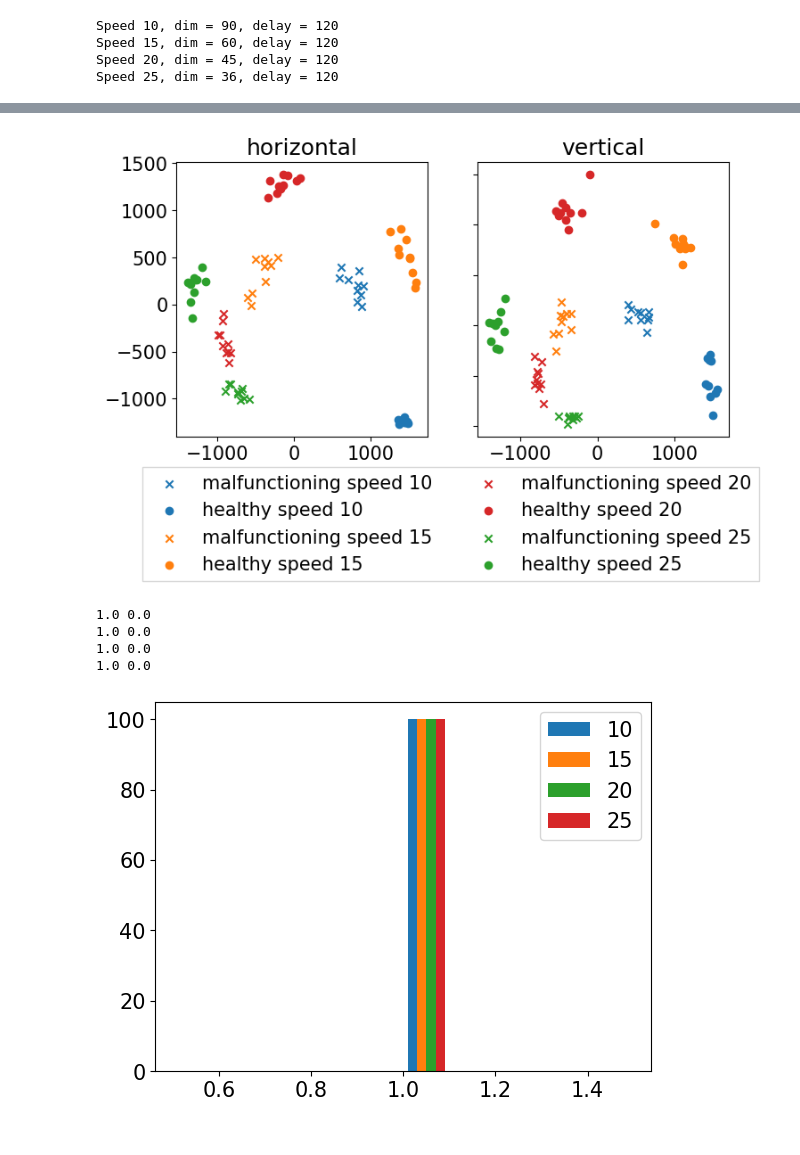
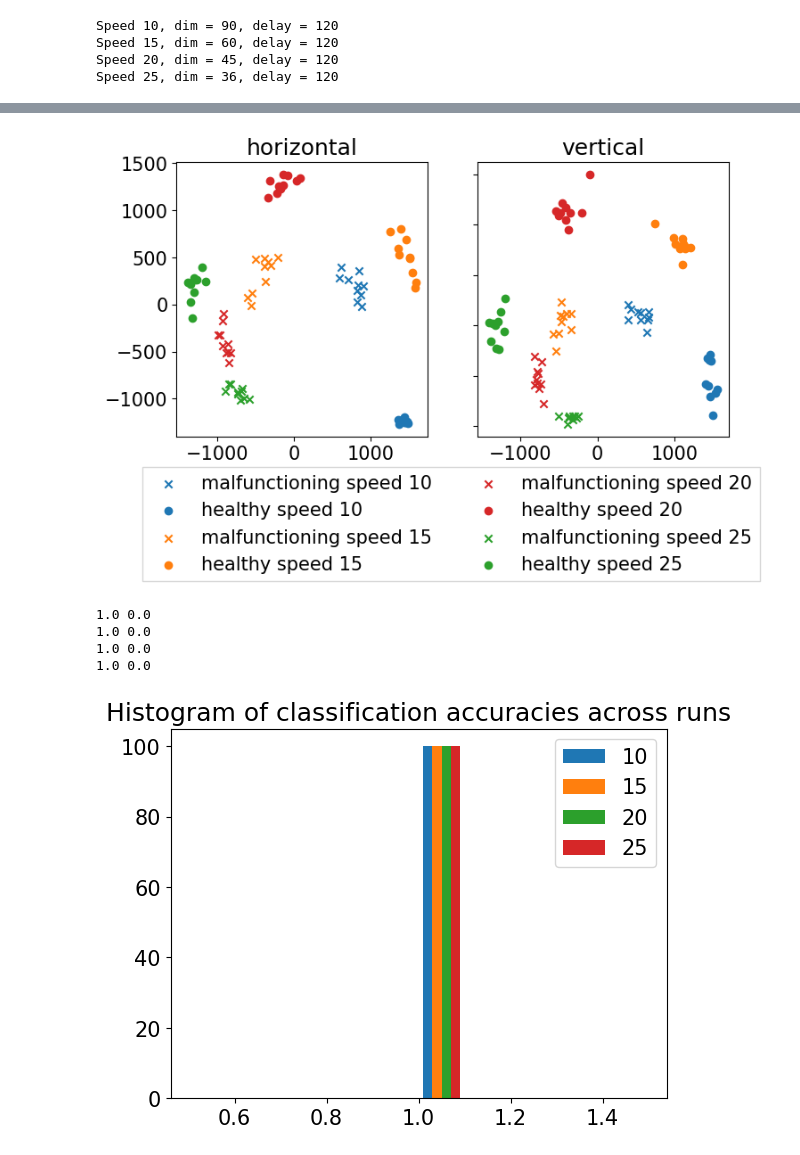
Before and after one commit to nihell/SignalProcessing, a Jupyter notebook: vibstand_data.ipynb, the cells around one changed output, grey strips where cells are left out. Saved outputs shown, nothing was run; the diff lists cells and outputs as text; code cells hidden in the pictures.

```diff
--- a/vibstand_data.ipynb
+++ b/vibstand_data.ipynb
@@ -87,6 +54,7 @@ def compute_diagram(data, dim, delay, skip, normalize = True, weighted = True, p
 # %%
+#betti curves
+
 n_samples = 10
-norms = np.zeros((4,4,n_samples))
 start = 2.98
 end = 3.7
 grid = np.linspace(start,end,257)
@@ -99,7 +67,7 @@ speeds = [10,15,20,25]
 for j in tqdm(range(0,len(df_list))):
     scaling_factor =(j+2)*0.5
     dim = int(90*(1/(scaling_factor)))
-    delay = 120#int(60*(1/(scaling_factor)**2))#int(90*scaling_factor)
+    delay = 120
 
     print("Speed {}, dim = {}, delay = {}".format(speeds[j],dim,delay))
 
@@ -109,13 +77,9 @@ for j in tqdm(range(0,len(df_list))):
 
         for k in range(0,len(samples)):
             pd = compute_diagram(samples[k], dim, delay, skip, normalize = True, weighted = True, point_cloud_size = 250)
-            #bc = np.array(compute_bc_from_ts(samples[k], dim, delay, skip))
+
             curve = np.array(bc.fit_transform([pd])[0])
             betti_curves[j,i,k] = curve
-            #norm = compute_norms_from_ts(samples[k], dim, delay, skip)
-            norm = wasserstein_distance(pd,[], order=1, internal_p = 1)
-
-            norms[j,i,k] = norm
 # %% [output]
 Speed 10, dim = 90, delay = 120
 Speed 15, dim = 60, delay = 120
@@ -153 +107,11 @@ curves.shape
+# %%
+#uncomment one of the following three lines depending on whether you are interested in Betti curve, CVB or a combination
+curves = betti_curves
+#curves = cvb_curves
+#curves = np.concatenate([betti_curves, (np.max(betti_curves)/np.max(cvb_curves))*cvb_curves],axis = 3)
+norms = np.zeros((len(df_list),4,n_samples))
+for i in range(len(df_list)):
+    for j in range(4):
+        for k in range(n_samples):
+            norms[i,j,k] = np.sum(np.abs(curves[i,j,k]))
 # %%
@@ -233,10 +199,11 @@ speed 25, vertical: helathy avg l2 norm = 37.85598906615742, std = 1.01414812032
 # %%
+# pca in common axis
+
 pca = PCA(n_components=3)
 pca.fit_transform([betti_curves[j,i,k] for j in range(0,4) for i in range(0,4) for k in range(0,n_samples)])
 plt.rc('font', **{'size'   : 15})
 
 fig,ax = plt.subplots(1,2,figsize=(8,4))
-#ax.scatter(emb[:,0],emb[:,1])#,  marker = "o", c=t, label="malfunctioning machine {}".format(i))
 colors = ["tab:blue", "tab:orange", "tab:red", "tab:green"]
 ##############Horizontal:0,2 ----------Vertical:1,3
 for i in range(0,4):
@@ -251,21 +218,20 @@ for i in range(0,4):
     ax[1].scatter(emb_good_v[:,0],emb_good_v[:,1], marker = "o", c=colors[i], label="healthy machine {}".format(speeds[i]))
     ax[1].set_title("vertical")
 
-#ax[0].legend()
-#ax[1].legend(prop = {"size":24})
+
 ax[1].set_yticklabels([])
 handles, labels = ax[0].get_legend_handles_labels()
 fig.legend(handles, labels, loc='upper center', bbox_to_anchor=(0.51, 0.05),
-          fancybox=False, shadow=False, ncols=2, prop={"size":15})
+          fancybox=False, shadow=False, ncol=2, prop={"size":15})
 
 #fig.suptitle("PCA from Betti Curves, explained variance:{}".format(pca.explained_variance_ratio_))
-plt.savefig("vibstand_results/TestRigPCA.pdf", bbox_inches="tight")
+plt.savefig("results/TestRigPCA.pdf", bbox_inches="tight")
 
 plt.show()
 
 #print()
 # %% [output]
-[figure, old version]
+[figure, new version]
 # %%
 def split_score(X,y, test_size, seed):
     clf = SVC(kernel="linear")
@@ -291,12 +257,14 @@ for j in range(len(speeds)):
 # %%
 plt.hist(score_list, label=speeds)
 plt.legend()
+plt.title("Histogram of classification accuracies across runs")
+
 for i in range(len(score_list)):
     print(np.mean(score_list[i]),np.std(score_list[i]))
 # %% [output]
 1.0 0.0
 1.0 0.0
 1.0 0.0
 1.0 0.0
-[figure, old version]
+[figure, new version]
 # %%
```
Also changed, not shown: parts of 11 cells of this notebook, 1 other file.
